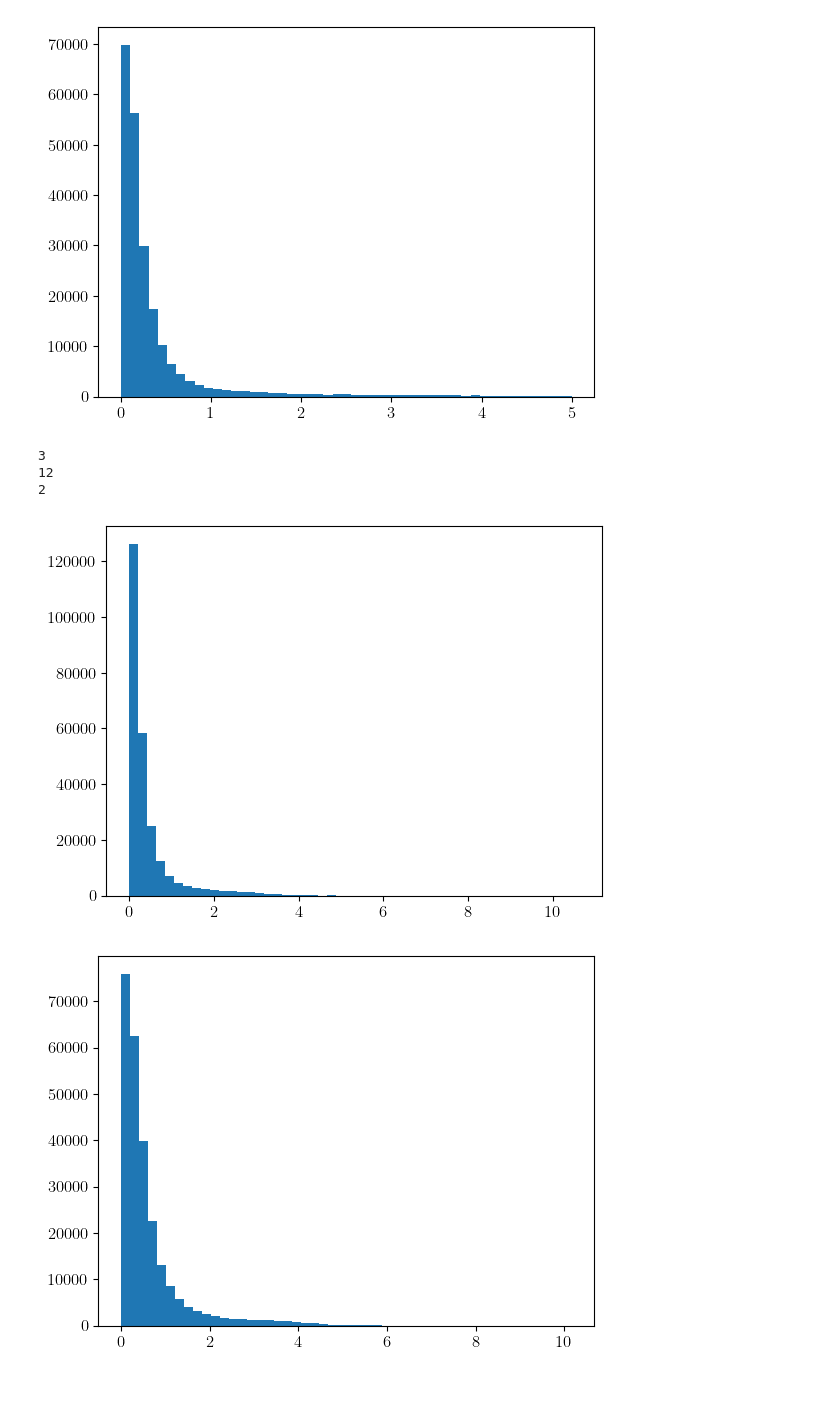
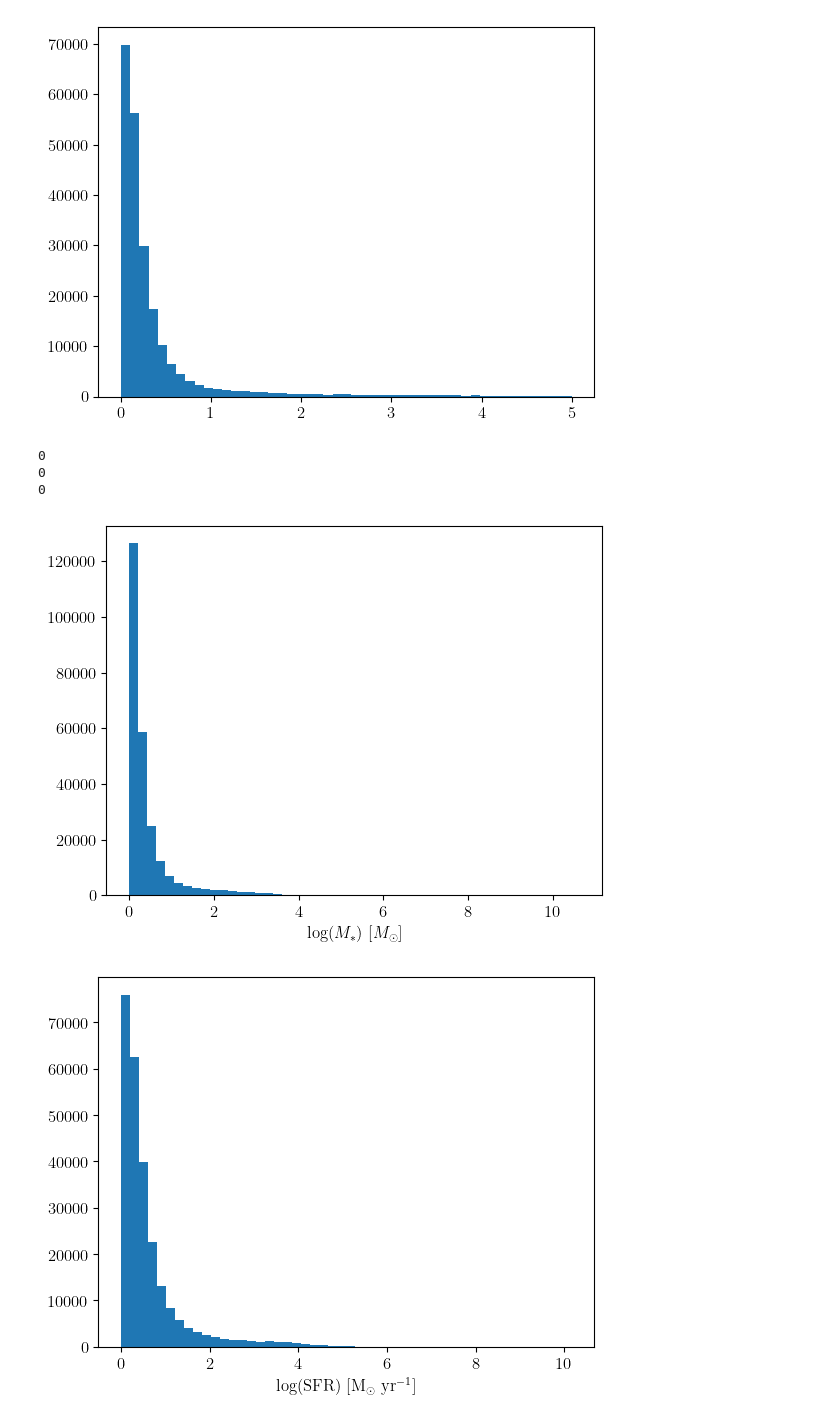
Before and after one commit to Adam-Boesky/astro_SPLASH, a Jupyter notebook: grid_search/results.ipynb, the cells around one changed output. Cells and saved outputs as stored; diff of their text form; code cells hidden in the pictures; blank space fills up the shorter version.

```diff
--- a/grid_search/results.ipynb
+++ b/grid_search/results.ipynb
@@ -262,7 +248,8 @@ plt.show()
 frac_errs = []
 errs = []
 for i, (r, p) in enumerate(zip(real.T, pred.T)):
-    frac_errs.append(np.abs((r - p) / r))
+    # frac_errs.append(np.abs((r - p) / r))
+    frac_errs.append(np.abs((r - p) / np.max((r, p))))
     errs.append(np.abs((r - p)))
 
 errs = np.array(errs)
@@ -282,15 +269,16 @@ print(np.nansum(frac_errs[0] > 2))
 print(np.nansum(frac_errs[1] > 10000))
 print(np.nansum(frac_errs[2] > 100))
 # %% [output]
-3
-12
-2
+0
+0
+0
 # %%
 params = [r'$\log(M_*) \ [M_\odot]$', r'$\log(\rm{SFR}) \ [M_\odot \ \rm{yr}^{-1}]$', r'$z$']
 xmax = [2, 20, 20]
 for i, (param, xm) in enumerate(zip(params, xmax)):
     plt.hist(errs[i], bins=50)
+    plt.xlabel(param)
     plt.show()
 # %% [output]
-[figure, old version]
+[figure, new version]
-[figure, old version]
+[figure, new version]
```
Also changed, not shown: parts of 6 cells of this notebook, 13 other files.
